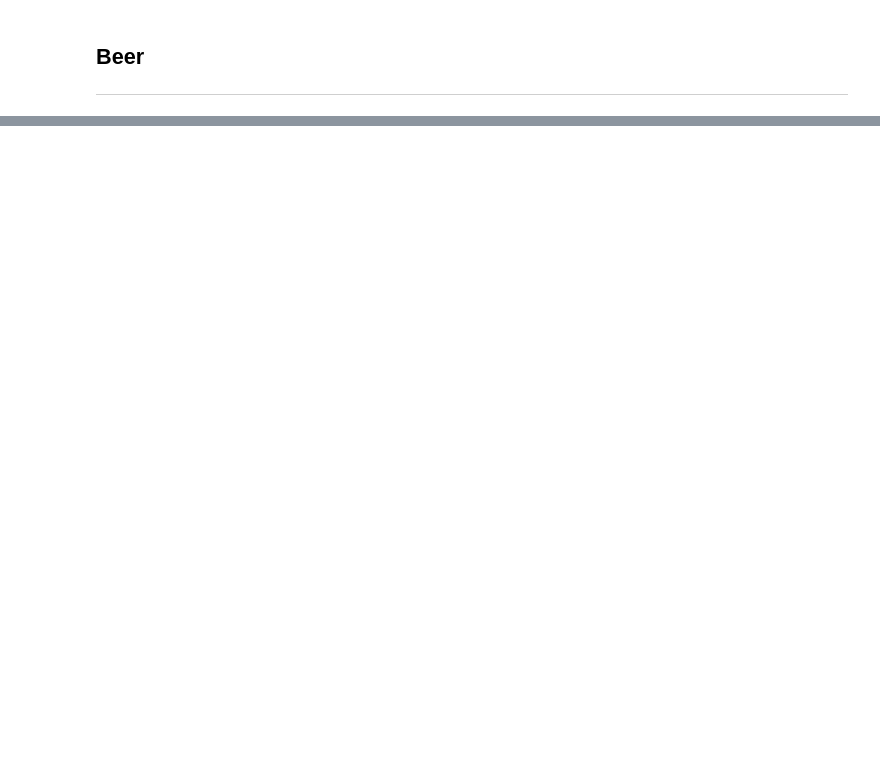
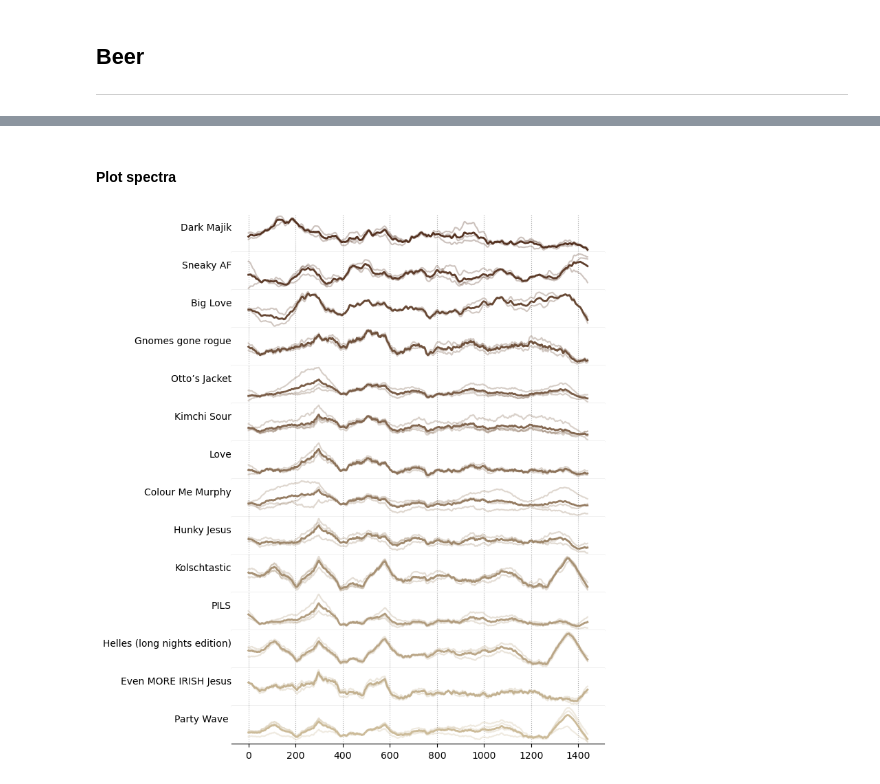
Before and after one commit to Arcadia-Science/2024-disco-raman-hackathon, a Jupyter notebook: notebooks/Fig-2_Raw-Spectra.ipynb, the cells around one changed output, grey strips where cells are left out. Cells and saved outputs as stored; diff of their text form; code cells hidden in the pictures; blank space fills up the shorter version.

Commit message:
load data locally rather than AWS

```diff
--- a/notebooks/Fig-2_Raw-Spectra.ipynb
+++ b/notebooks/Fig-2_Raw-Spectra.ipynb
@@ -97,10 +20,0 @@ df_beer_info.sort_values("ABV (%)", ascending=False)
-# %%
-beer_spectra = {}
-for s3_object in bucket.objects.all():
-    if "data/beer/spectra" in s3_object.key and s3_object.key.endswith(".csv"):
-
-        path = Path(s3_object.key)
-        beer_index = int(path.parent.name.split("_")[0])
-        key = (beer_index, path.stem)
-        df_spectrum = pd.read_csv(s3_object.get()["Body"])
-        beer_spectra[key] = df_spectrum["Intensity (a.u.)"].values
@@ -353,0 +67,39 @@ plt.savefig("../pub/figures/panel_C.svg", dpi=144)
+# %%
+# create a mapping for the beer names in the csv file to
+# the beer names in the dataframe
+beer_names_dataframe = beer_dataframe["Beer"].tolist()
+beer_name_mapping = {name.split(" ")[0][:4].lower(): name for name in beer_names_dataframe}
+
+# glob all the beer spectra csvs
+csv_files = Path("../data/beer/").glob("*/*.csv")
+beer_spectra = {}
+
+# loop through spectral data
+for csv_file in csv_files:
+    # match beer name from csv file to beer name in dataframe
+    # using the first word of the beer name in the csv file
+    beer_name_csv = csv_file.parent.name.split("-")[0]
+    beer_name = beer_name_mapping[beer_name_csv[:4]]
+
+    # mapping for spectral data
+    key = (beer_name, csv_file.stem)
+    spectrum = pd.read_csv(csv_file)["Intensity (a.u.)"].values
+    beer_spectra[key] = spectrum
+# %% [markdown]
+#### Plot spectra
+# %%
+# dark to light brown
+beer_colors = ["#553322", "#ccbb99"]
+
+# order beers by ABV
+beer_names_ordered = beer_dataframe.sort_values("ABV (%)", ascending=False)["Beer"].tolist()
+
+# plot spectra
+plot_spectra(
+    beer_spectra,
+    beer_dataframe,
+    samples_ordered=beer_names_ordered,
+    colors=beer_colors,
+)
+# %% [output]
+[figure, added]
```
Also changed, not shown: parts of 42 cells of this notebook.
